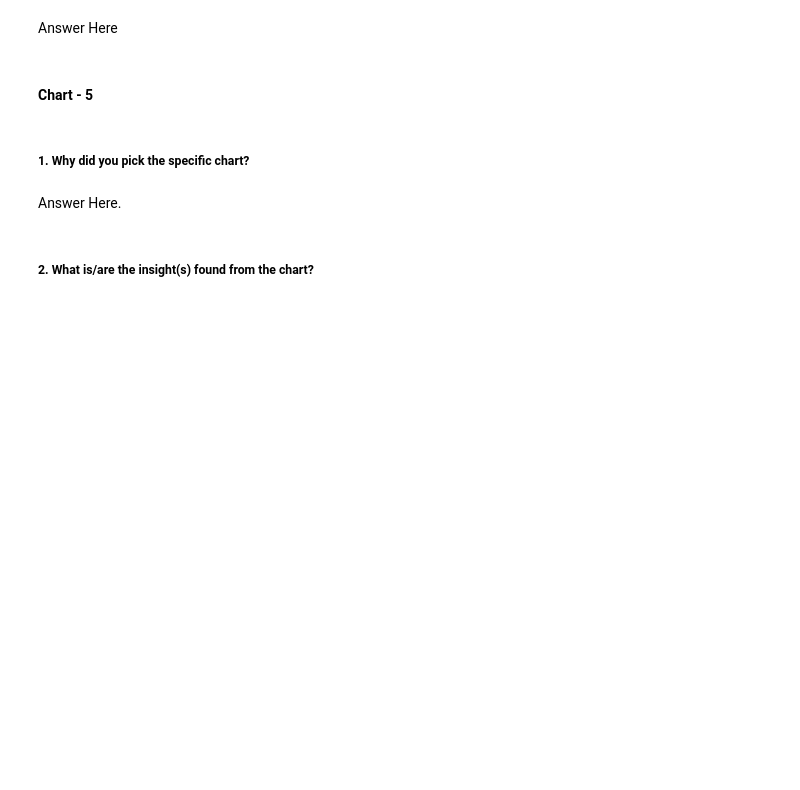
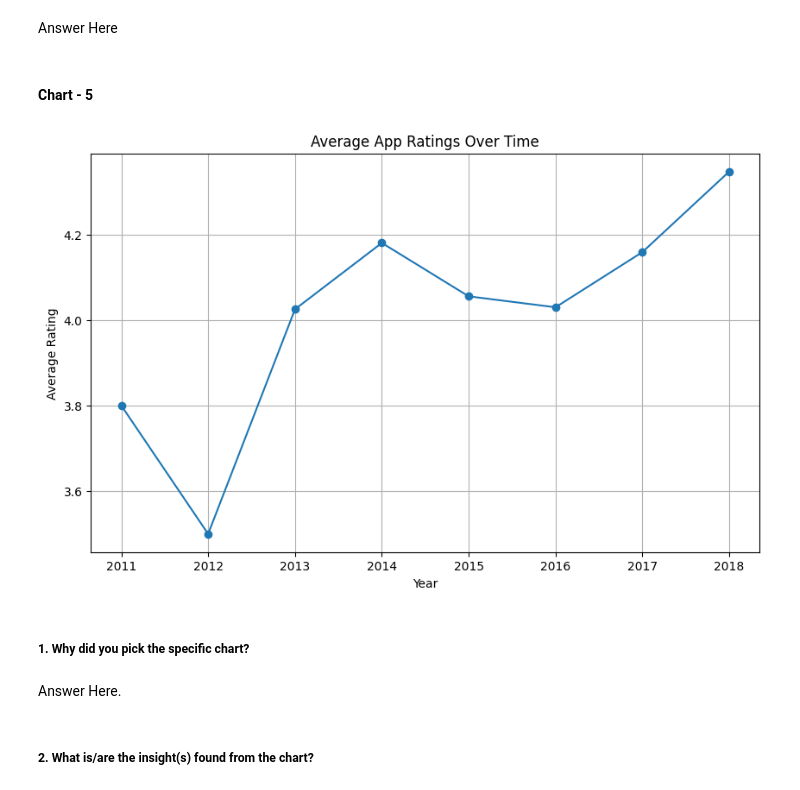
Before and after one commit to JatinKrRana/Alma_Better-Capstone_Project_1, a Jupyter notebook: Play_Store_App_Review_Analysis.ipynb, the cells around one changed output. Cells and saved outputs as stored; diff of their text form; code cells hidden in the pictures; blank space fills up the shorter version.

```diff
--- a/Play_Store_App_Review_Analysis.ipynb
+++ b/Play_Store_App_Review_Analysis.ipynb
@@ -480,3 +719,5 @@ Correlation coefficient between Size and Rating: 0.11260372618765212
+# %%
+average_ratings = merged_df.groupby(merged_df['Last Updated'].dt.year)['Rating'].mean()
 # %% [markdown]
 ### What all manipulations have you done and insights you found?
 # %% [markdown]
@@ -598,3 +907,14 @@ Answer Here
+# %%
+plt.figure(figsize=(10, 6))
+plt.plot(average_ratings.index, average_ratings, marker='o')
+plt.xlabel('Year')
+plt.ylabel('Average Rating')
+plt.title('Average App Ratings Over Time')
+plt.grid(True)
+
+plt.show()
+# %% [output]
+[figure, added]
 # %% [markdown]
 ##### 1. Why did you pick the specific chart?
 # %% [markdown]
```
Also changed, not shown: parts of 50 cells of this notebook.
